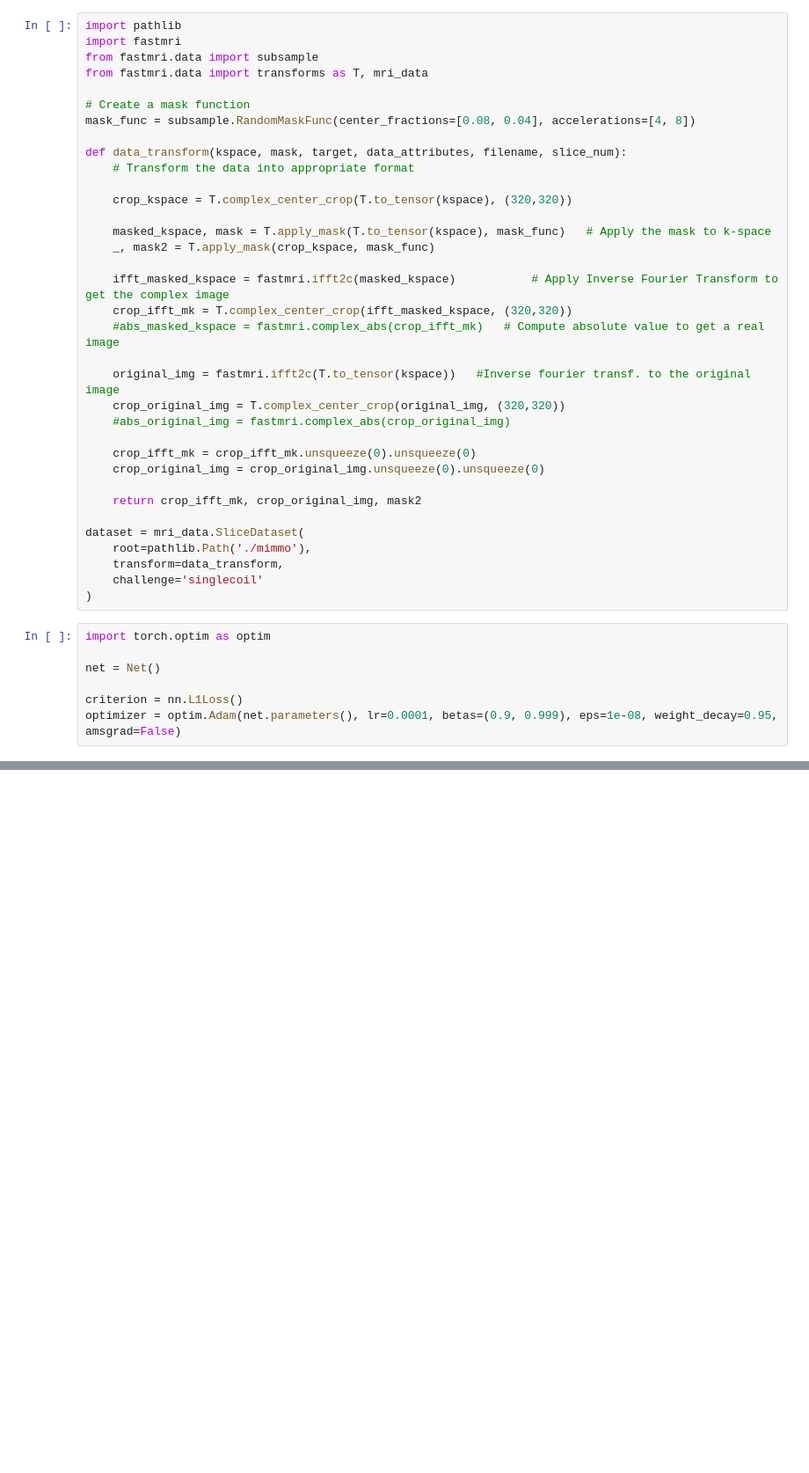
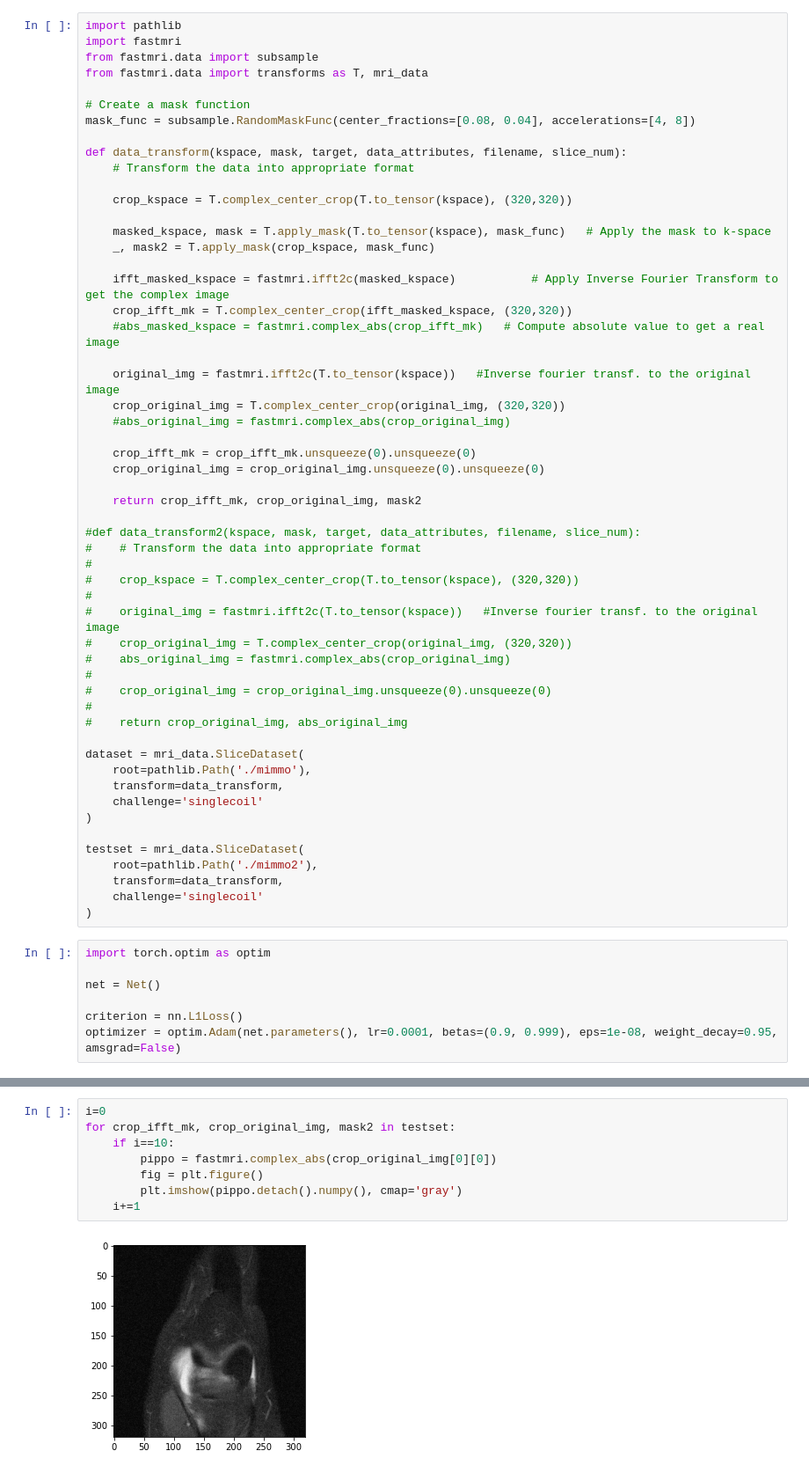
Before and after one commit to tekflio/neural, a Jupyter notebook: training_CLP.ipynb, the cells around one changed output, grey strips where cells are left out. Shown at 88% size. Saved outputs shown, nothing was run; the diff lists cells and outputs as text; blank space fills up the shorter version.

```diff
--- a/training_CLP.ipynb
+++ b/training_CLP.ipynb
@@ -33,11 +33,30 @@ def data_transform(kspace, mask, target, data_attributes, filename, slice_num):
 
     return crop_ifft_mk, crop_original_img, mask2
 
+#def data_transform2(kspace, mask, target, data_attributes, filename, slice_num):
+#    # Transform the data into appropriate format
+#
+#    crop_kspace = T.complex_center_crop(T.to_tensor(kspace), (320,320))
+#
+#    original_img = fastmri.ifft2c(T.to_tensor(kspace))   #Inverse fourier transf. to the original image
+#    crop_original_img = T.complex_center_crop(original_img, (320,320))
+#    abs_original_img = fastmri.complex_abs(crop_original_img)
+#
+#    crop_original_img = crop_original_img.unsqueeze(0).unsqueeze(0)
+#
+#    return crop_original_img, abs_original_img
+
 dataset = mri_data.SliceDataset(
     root=pathlib.Path('./mimmo'),
     transform=data_transform,
     challenge='singlecoil'
 )
+
+testset = mri_data.SliceDataset(
+    root=pathlib.Path('./mimmo2'),
+    transform=data_transform,
+    challenge='singlecoil'
+)
 # %%
 import torch.optim as optim
 
@@ -100,0 +138,10 @@ KeyboardInterrupt:
+# %%
+i=0
+for crop_ifft_mk, crop_original_img, mask2 in testset:
+    if i==10:
+        pippo = fastmri.complex_abs(crop_original_img[0][0])
+        fig = plt.figure()
+        plt.imshow(pippo.detach().numpy(), cmap='gray')
+    i+=1
+# %% [output]
+[figure, added]
```
Also changed, not shown: parts of 3 cells of this notebook.
